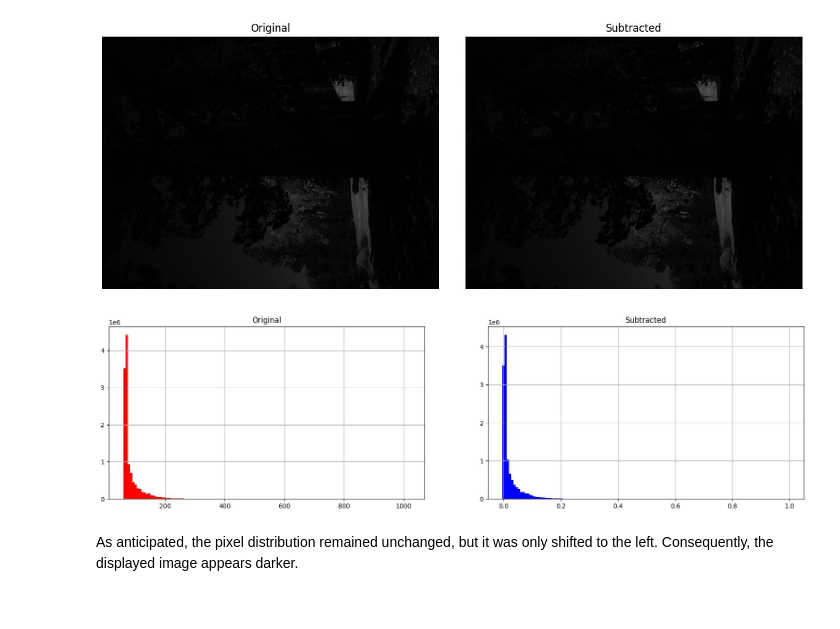
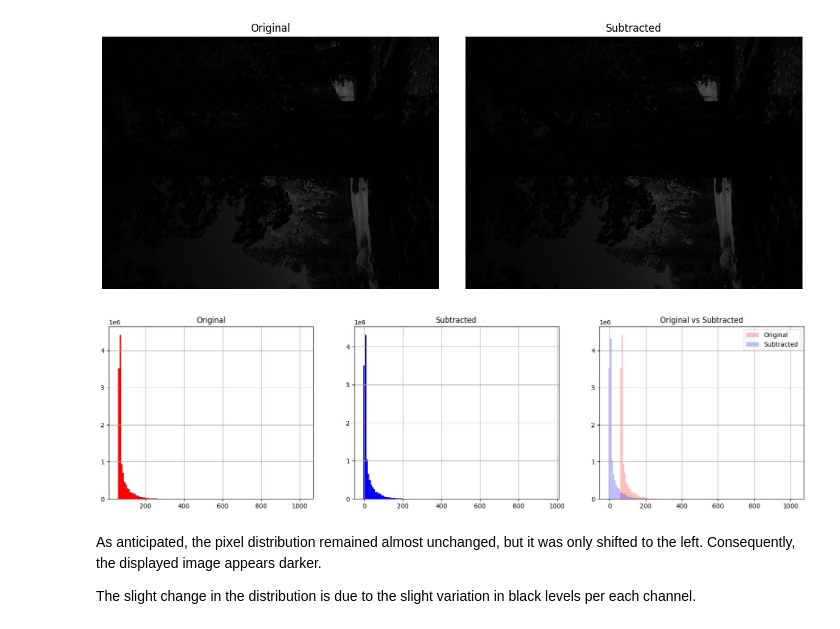
Before and after one commit to Andrei-Aksionov/ISPFoundry, a Jupyter notebook: src/phase_1/step_1_black_level_subtraction/black_level_subtraction.ipynb, the cells around one changed output. Drawn from its saved outputs; the diff is of its cells as text; code cells hidden in the pictures.

```diff
--- a/src/phase_1/step_1_black_level_subtraction/black_level_subtraction.ipynb
+++ b/src/phase_1/step_1_black_level_subtraction/black_level_subtraction.ipynb
@@ -69,20 +70,11 @@ titles = ("Original", "Subtracted")
 plot_images(imgs, titles)
 # %% [output]
 [figure]
-# %%
-_, axes = plt.subplots(nrows=1, ncols=2, figsize=(20, 5))
-axes = axes.flat
-
-colors = ("red", "blue")
-
-for data, title, color in zip(imgs, titles, colors):
-    ax = next(axes)
-    ax.set_title(title)
-    ax.hist(data.ravel(), bins=128, color=color, label="Other")
-    ax.grid()
-
-plt.show()
-# %% [output]
-[figure, removed]
+# %%
+plot_histograms(imgs, titles)
+# %% [output]
+[figure, added]
 # %% [markdown]
-As anticipated, the pixel distribution remained unchanged, but it was only shifted to the left. Consequently, the displayed image appears darker.
+As anticipated, the pixel distribution remained almost unchanged, but it was only shifted to the left. Consequently, the displayed image appears darker.
+
+The slight change in the distribution is due to the slight variation in black levels per each channel.
```
Also changed, not shown: parts of 7 cells of this notebook, 1 other file.
